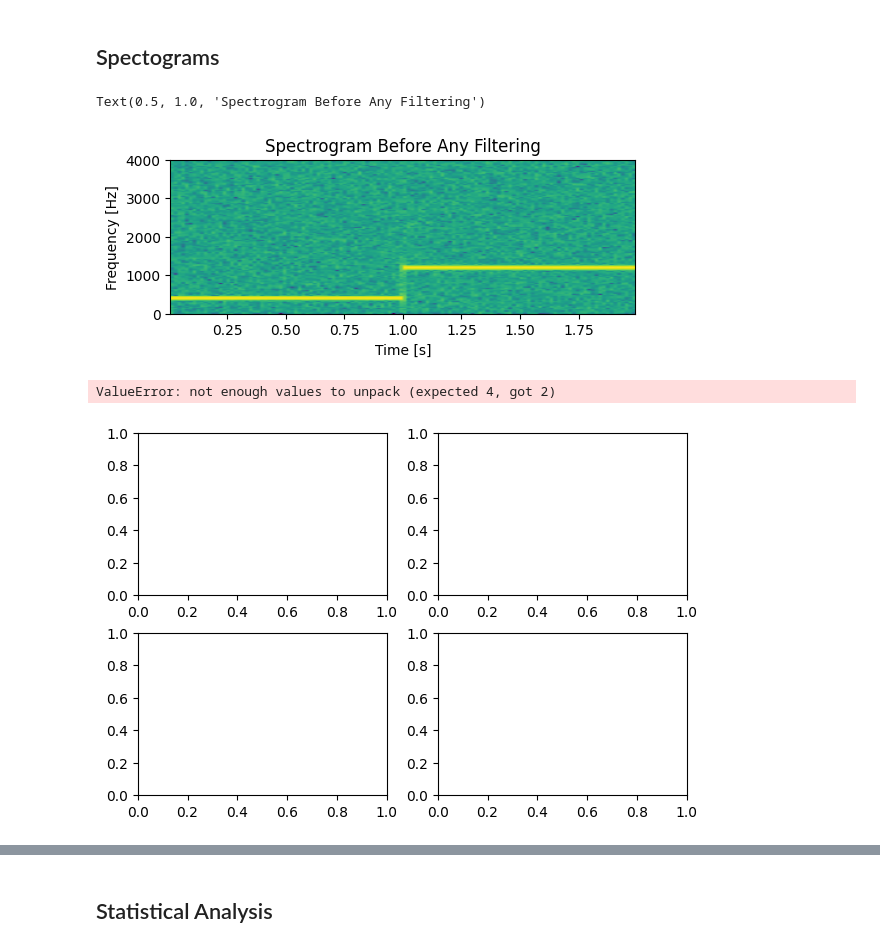
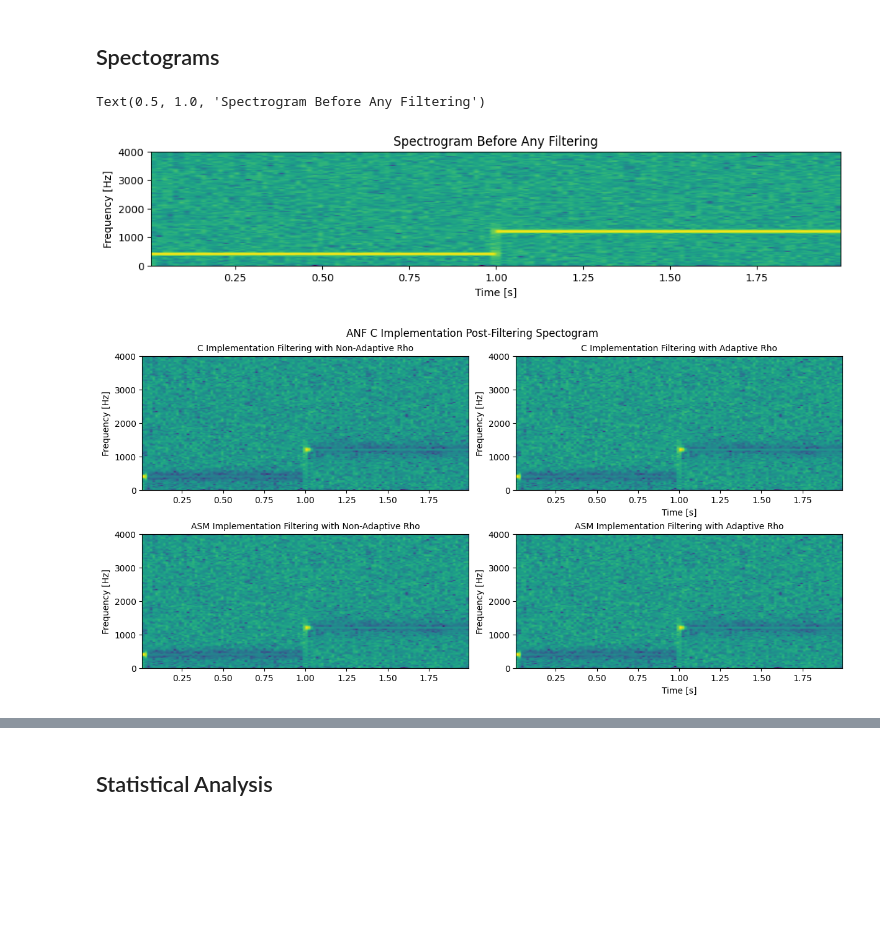
Before and after one commit to tori3112/real-time-2-anf, a Jupyter notebook: Python_StartFiles/signal_analysis.ipynb, the cells around one changed output, grey strips where cells are left out. Drawn from its saved outputs; the diff is of its cells as text; code cells hidden in the pictures; blank space fills up the shorter version.

Commit message:
cleaned plots

```diff
--- a/Python_StartFiles/signal_analysis.ipynb
+++ b/Python_StartFiles/signal_analysis.ipynb
@@ -136,37 +117,40 @@ plt.show()
 # %% [markdown]
 ## Spectograms
 # %%
-plt.figure(figsize=(6,2))
+plt.figure(figsize=(12,2))
 plt.specgram(input_signal, Fs=8000)
 plt.xlabel("Time [s]")
 plt.ylabel("Frequency [Hz]")
 plt.title("Spectrogram Before Any Filtering")
 # %% [output]
 Text(0.5, 1.0, 'Spectrogram Before Any Filtering')
-[figure, old version]
+[figure, new version]
 # %%
-fig, (ax1, ax2, ax3, ax4) = plt.subplots(2, 2, layout='constrained', figsize=(6, 4))
+fig = plt.figure(layout='constrained', figsize=(12,6))
+ax1 = fig.add_subplot(221)
+ax2 = fig.add_subplot(222)
+ax3 = fig.add_subplot(223)
+ax4 = fig.add_subplot(224)
 fig.suptitle('ANF C Implementation Post-Filtering Spectogram')
 
 ax1.specgram(output_c, Fs=8000)
 ax1.set_ylabel("Frequency [Hz]")
-ax1.set_title("After Filtering with Non-Adaptive Rho", fontsize=10)
+ax1.set_title("C Implementation Filtering with Non-Adaptive Rho", fontsize=10)
 
 ax2.specgram(output_c_adaptive, Fs=8000)
 ax2.set_xlabel("Time [s]")
 ax2.set_ylabel("Frequency [Hz]")
-ax2.set_title("After Filtering with Adaptive Rho", fontsize=10)
+ax2.set_title("C Implementation Filtering with Adaptive Rho", fontsize=10)
 
 ax3.specgram(output_asm, Fs=8000)
 ax3.set_ylabel("Frequency [Hz]")
-ax3.set_title("After Filtering with Non-Adaptive Rho", fontsize=10)
+ax3.set_title("ASM Implementation Filtering with Non-Adaptive Rho", fontsize=10)
 
 ax4.specgram(output_asm_adaptive, Fs=8000)
 ax4.set_xlabel("Time [s]")
 ax4.set_ylabel("Frequency [Hz]")
-ax4.set_title("After Filtering with Adaptive Rho", fontsize=10)
+ax4.set_title("ASM Implementation Filtering with Adaptive Rho", fontsize=10)
 
 plt.show()
 # %% [output]
-ValueError: not enough values to unpack (expected 4, got 2)
-[figure, old version]
+[figure, new version]
```
Also changed, not shown: parts of 15 cells of this notebook.
